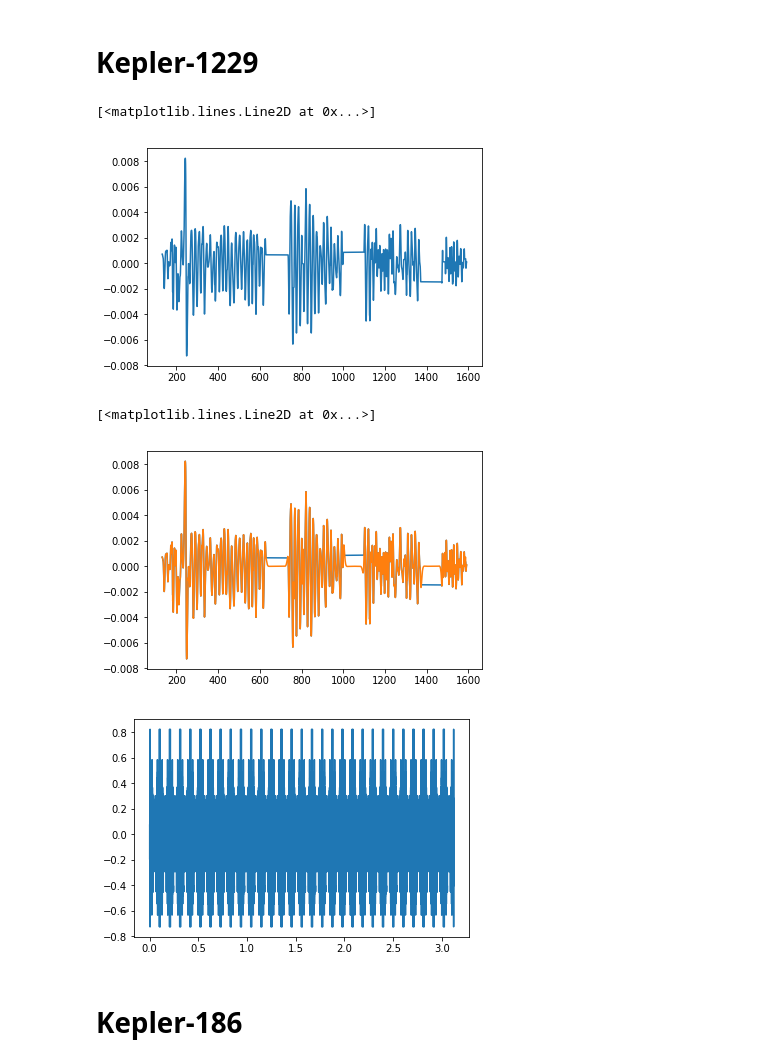
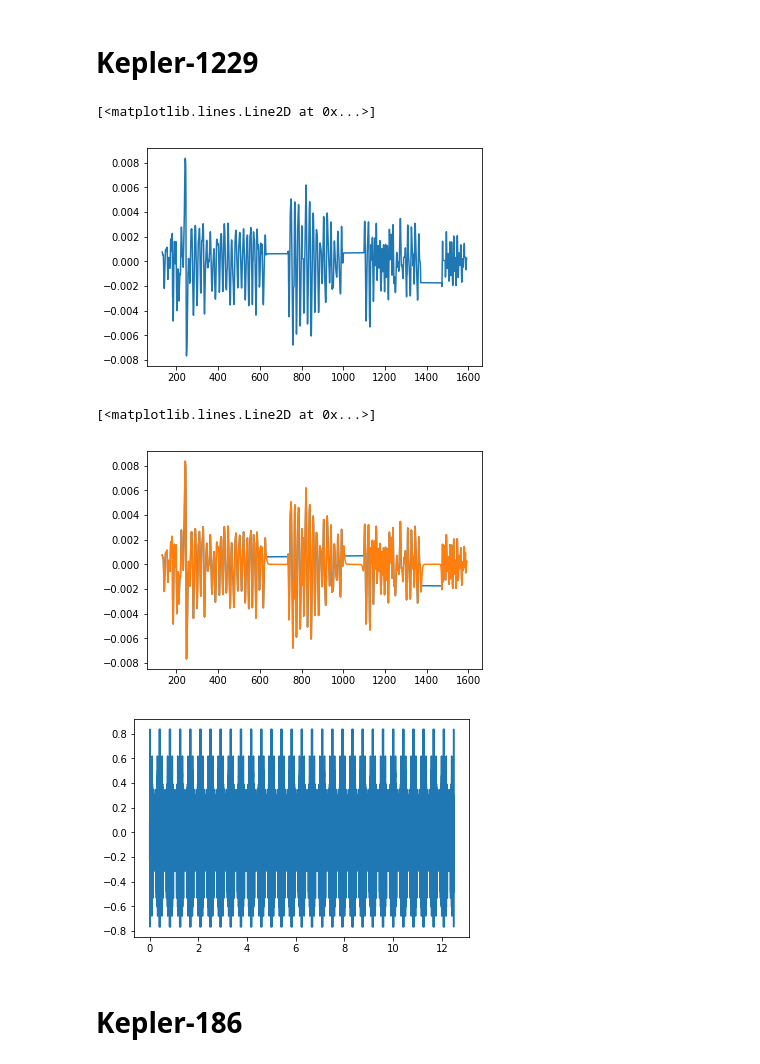
Before and after one commit to bmorris3/starsongs, a Jupyter notebook: sonify.ipynb, the cells around one changed output. Drawn from its saved outputs; the diff is of its cells as text; code cells hidden in the pictures.

```diff
--- a/sonify.ipynb
+++ b/sonify.ipynb
@@ -221,11 +221,11 @@ time = np.concatenate(time)
 flux = np.concatenate(flux)
 flux -= flux.mean()
 # %%
-flux = gaussian_filter1d(flux, 30)
+flux = gaussian_filter1d(flux, 40)
 plt.plot(time, flux)
 # %% [output]
 [<matplotlib.lines.Line2D at 0x...>]
-[figure, old version]
+[figure, new version]
 # %%
 plt.plot(time, flux)
 
@@ -233,12 +233,12 @@ x, predicted_flux = gp_interpolate(time, flux)
 plt.plot(x, predicted_flux)
 # %% [output]
 [<matplotlib.lines.Line2D at 0x...>]
-[figure, old version]
+[figure, new version]
 # %%
 flux = np.tile(np.concatenate([predicted_flux, predicted_flux[::-1]]), 30)
-fig, ax = write_wave(100*flux[::2], len(flux[::2]), sampling_rate*2, path='k1229.wav')
+fig, ax = write_wave(100*flux, len(flux), sampling_rate, path='k1229.wav')
 # %% [output]
-[figure, old version]
+[figure, new version]
 # %% [markdown]
 # Kepler-186
 # %%
```
Also changed, not shown: parts of 2 cells of this notebook.
